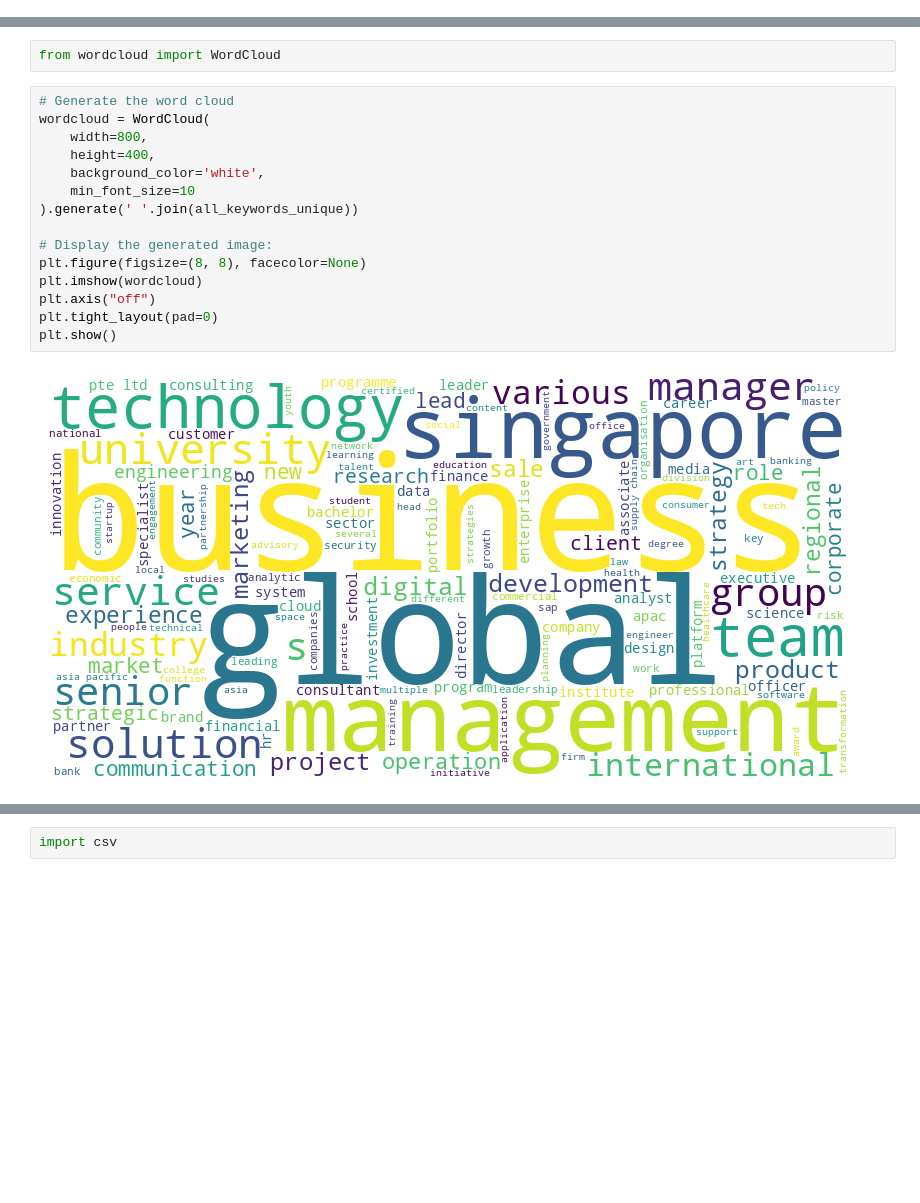
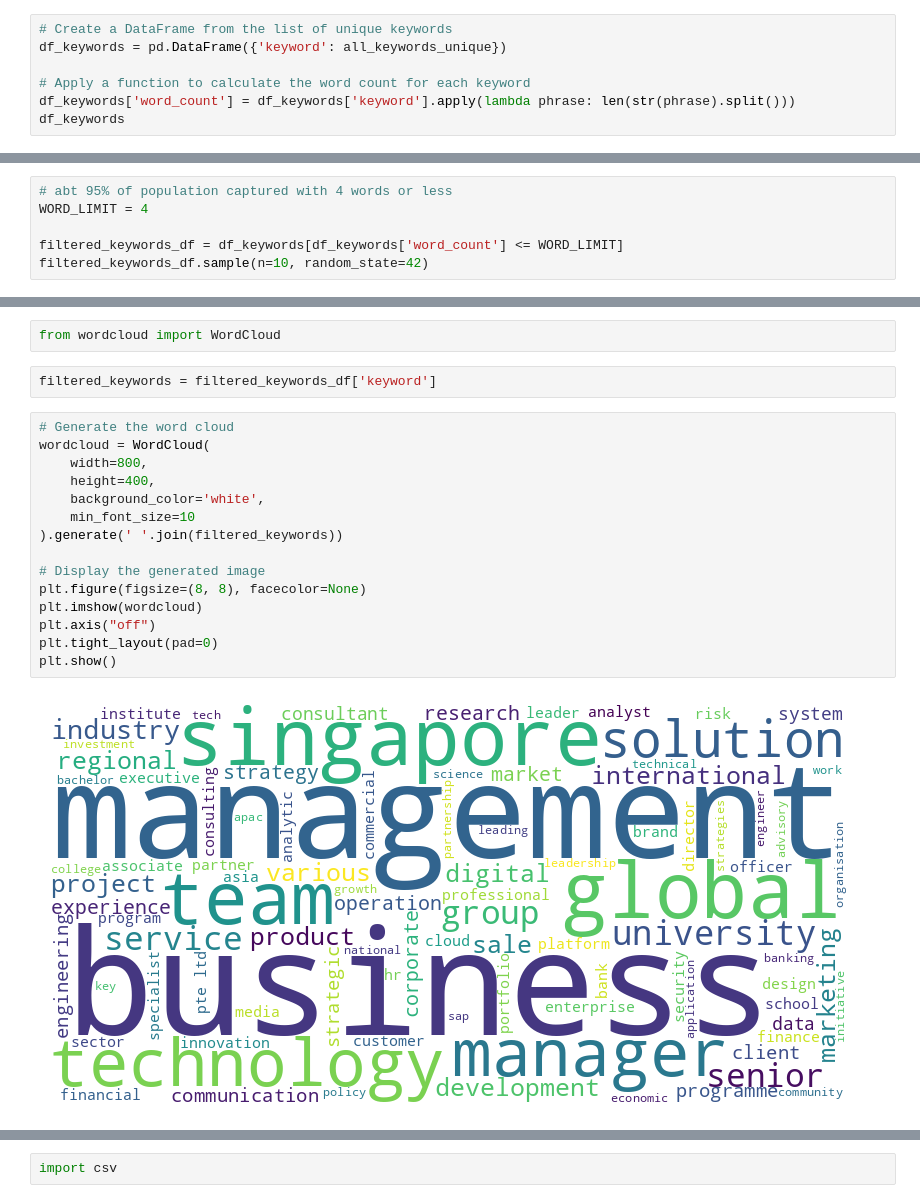
Before and after one commit to AdvisorySG/mentorship-da, a Jupyter notebook: AI-Recco/results-analysis.ipynb, the cells around one changed output, grey strips where cells are left out. Saved outputs shown, nothing was run; the diff lists cells and outputs as text; blank space fills up the shorter version.

```diff
--- a/AI-Recco/results-analysis.ipynb
+++ b/AI-Recco/results-analysis.ipynb
@@ -299,0 +306,7 @@ all_keywords_unique[:10]
+# %%
+# Create a DataFrame from the list of unique keywords
+df_keywords = pd.DataFrame({'keyword': all_keywords_unique})
+
+# Apply a function to calculate the word count for each keyword
+df_keywords['word_count'] = df_keywords['keyword'].apply(lambda phrase: len(str(phrase).split()))
+df_keywords
@@ -299,0 +398,6 @@ all_keywords_unique[:10]
+# %%
+# abt 95% of population captured with 4 words or less
+WORD_LIMIT = 4
+
+filtered_keywords_df = df_keywords[df_keywords['word_count'] <= WORD_LIMIT]
+filtered_keywords_df.sample(n=10, random_state=42)
@@ -314,20 +446,22 @@ Requirement already satisfied: python-dateutil>=2.7 in /usr/local/lib/python3.11
 Requirement already satisfied: six>=1.5 in /usr/local/lib/python3.11/dist-packages (from python-dateutil>=2.7->matplotlib) (1.17.0)
 # %%
 from wordcloud import WordCloud
+# %%
+filtered_keywords = filtered_keywords_df['keyword']
 # %%
 # Generate the word cloud
 wordcloud = WordCloud(
     width=800,
     height=400,
     background_color='white',
     min_font_size=10
-).generate(' '.join(all_keywords_unique))
+).generate(' '.join(filtered_keywords))
 
-# Display the generated image:
+# Display the generated image
 plt.figure(figsize=(8, 8), facecolor=None)
 plt.imshow(wordcloud)
 plt.axis("off")
 plt.tight_layout(pad=0)
 plt.show()
 # %% [output]
-[figure, old version]
+[figure, new version]
```
Also changed, not shown: parts of 22 cells of this notebook.
